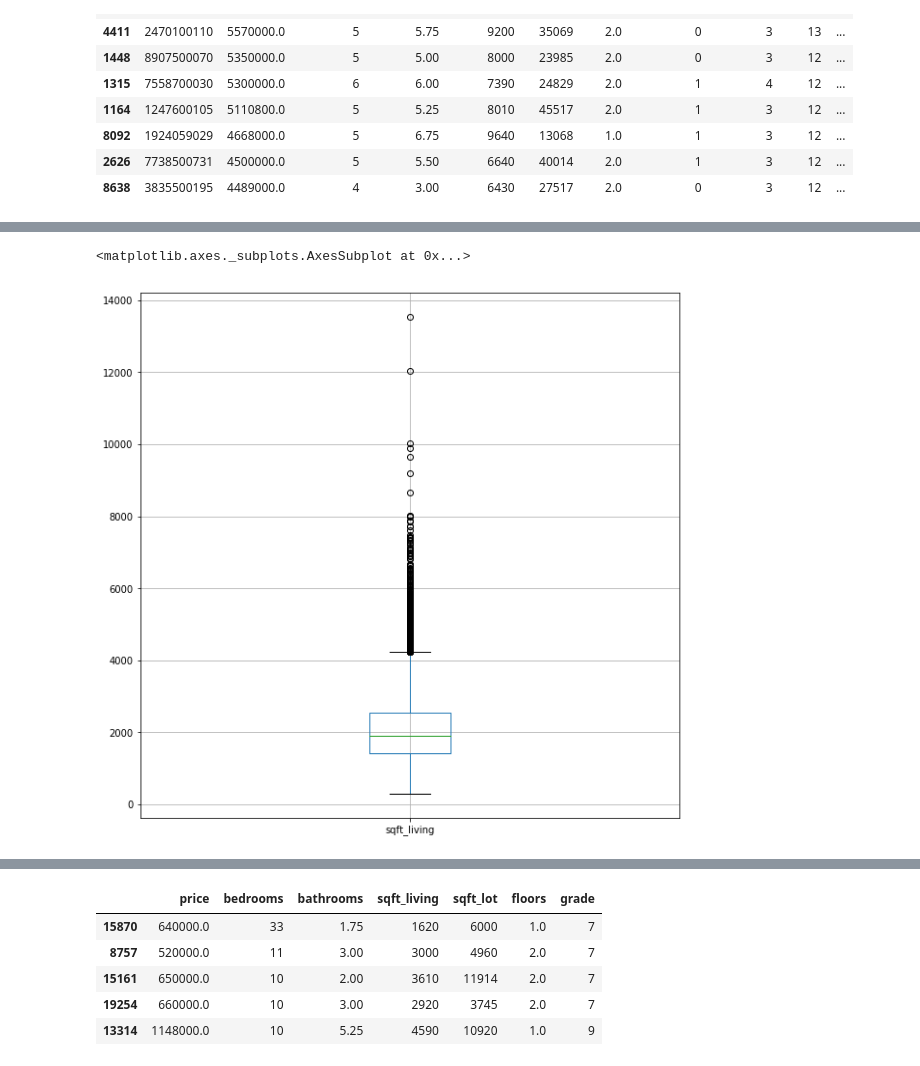
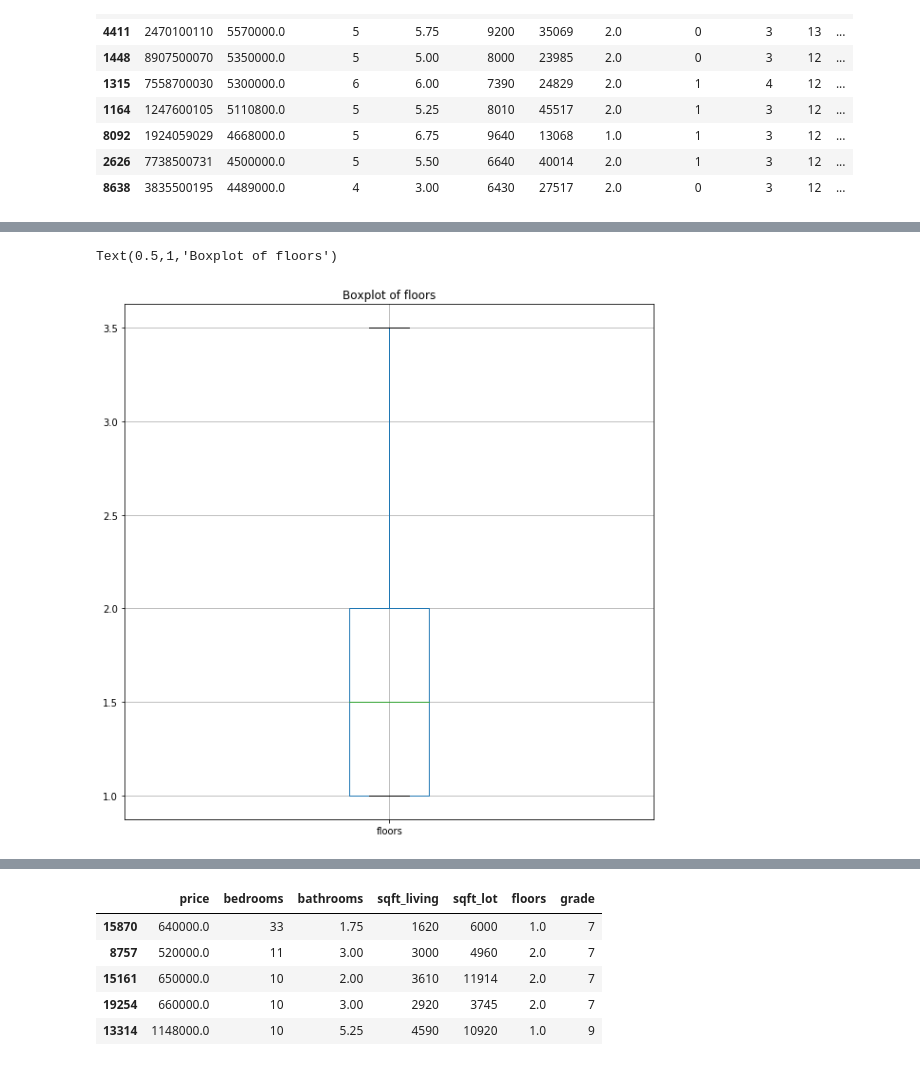
Before and after one commit to sherpalakpa1/PredictHousePrice, a Jupyter notebook: PredictHousePrice.ipynb, the cells around one changed output, grey strips where cells are left out. Saved outputs shown, nothing was run; the diff lists cells and outputs as text; code cells hidden in the pictures.

```diff
--- a/PredictHousePrice.ipynb
+++ b/PredictHousePrice.ipynb
@@ -122,6 +143,7 @@ df.boxplot('bathrooms', figsize= (10,10))
 # %%
-df.boxplot('sqft_living', figsize= (10,10))
+df.boxplot('floors', figsize= (10,10))
+plt.title('Boxplot of floors')
 # %% [output]
-<matplotlib.axes._subplots.AxesSubplot at 0x...>
+Text(0.5,1,'Boxplot of floors')
-[figure, old version]
+[figure, new version]
 # %%
```
Also changed, not shown: parts of 33 cells of this notebook, 46 other files.
